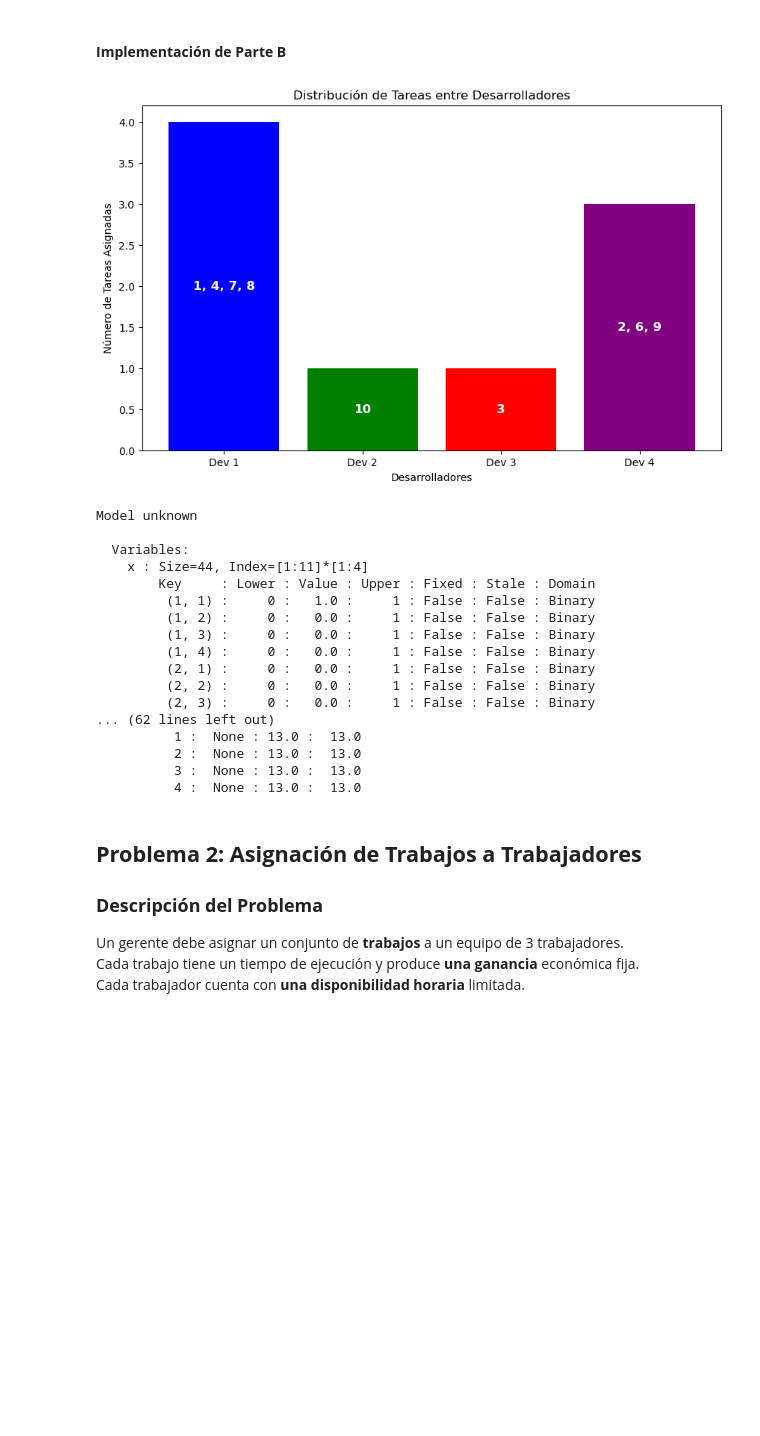
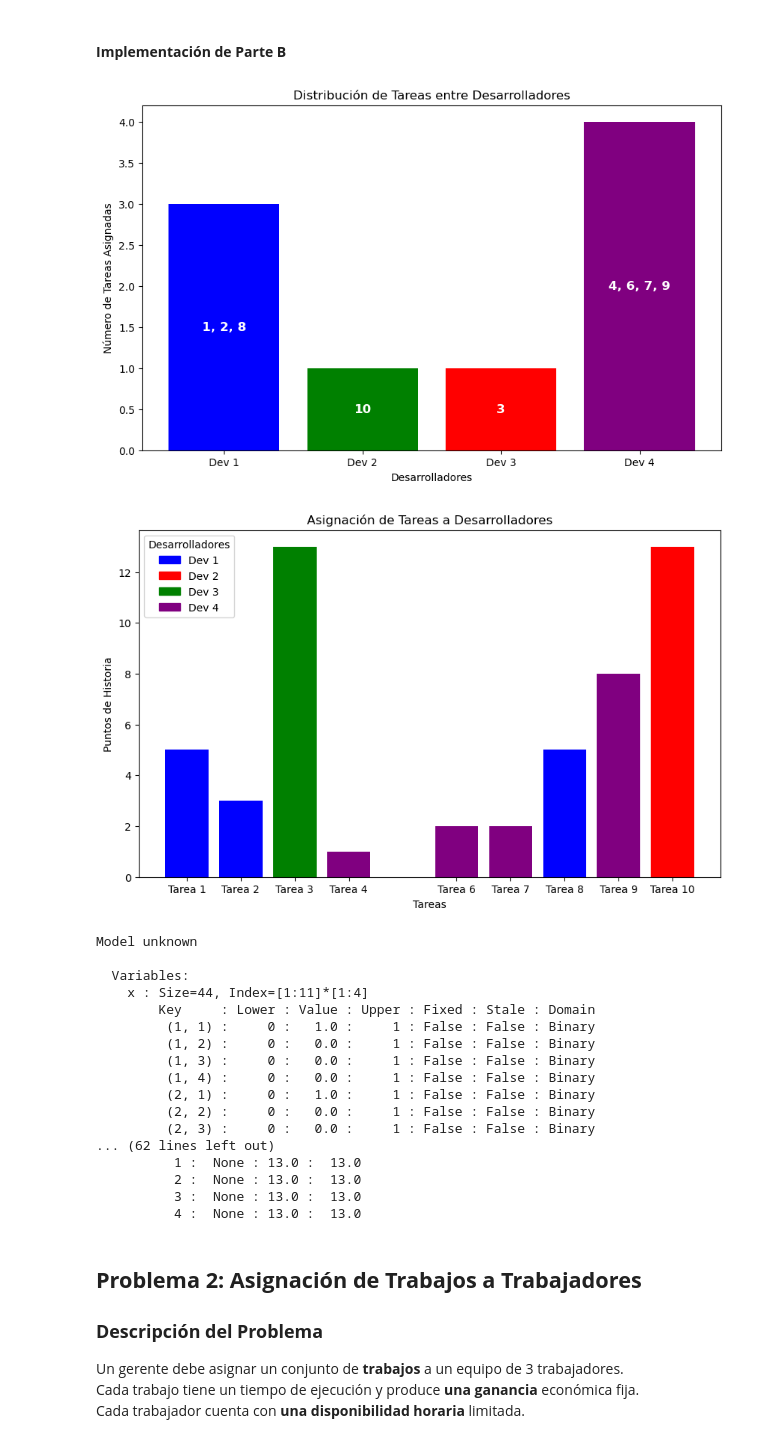
Before and after one commit to scasasbuenas/MOS-Laboratorios, a Jupyter notebook: Laboratorio 1/laboratorio1.ipynb, the cells around one changed output. Saved outputs shown, nothing was run; the diff lists cells and outputs as text; code cells hidden in the pictures; blank space fills up the shorter version.

Commit message:
grafica punto 1

```diff
--- a/Laboratorio 1/laboratorio1.ipynb
+++ b/Laboratorio 1/laboratorio1.ipynb
@@ -300,35 +300,60 @@ for i in T:
     for j in D:
         if model.x[i, j].value == 1:  # Si la tarea fue asignada al desarrollador
             asignaciones[j].append(i)
 
 # Crear gráfico de barras
 fig, ax = plt.subplots(figsize=(10, 6))
 colors = ['blue', 'green', 'red', 'purple']
 
 desarrolladores = list(D)
 num_tareas_asignadas = [len(asignaciones[j]) for j in desarrolladores]
 
 bars = ax.bar(desarrolladores, num_tareas_asignadas, color=colors[:len(desarrolladores)])
 ax.set_xlabel("Desarrolladores")
 ax.set_ylabel("Número de Tareas Asignadas")
 ax.set_title("Distribución de Tareas entre Desarrolladores")
 ax.set_xticks(desarrolladores)
 ax.set_xticklabels([f"Dev {j}" for j in desarrolladores])
 
 # Etiquetas con los números de las tareas asignadas dentro de las barras
 for bar, j in zip(bars, desarrolladores):
     tareas_texto = ', '.join(map(str, asignaciones[j]))
     ax.text(bar.get_x() + bar.get_width()/2, bar.get_height()/2, tareas_texto,
             ha='center', va='center', fontsize=12, color='white', fontweight='bold')
 
 # Mostrar la gráfica
 plt.show()
 
 
-# Mostrar resultados
+import matplotlib.patches as mpatches
+colores_desarrolladores = {1: 'blue', 2: 'red', 3: 'green', 4: 'purple'}
+tareas_asignadas = []
+colores = []
+for tarea in T:
+    for dev in D:
+        if model.x[tarea, dev] is not None and model.x[tarea, dev]() == 1:
+            tareas_asignadas.append(tarea)
+            colores.append(colores_desarrolladores[dev])
+
+fig, ax = plt.subplots(figsize=(10, 6))
+ax.bar(tareas_asignadas, [puntos_historia[t] for t in tareas_asignadas], color=colores)
+
+ax.set_xlabel("Tareas")
+ax.set_ylabel("Puntos de Historia")
+ax.set_title("Asignación de Tareas a Desarrolladores")
+ax.set_xticks(tareas_asignadas)
+ax.set_xticklabels([f"Tarea {t}" for t in tareas_asignadas])
+
+leyenda = [mpatches.Patch(color=color, label=f"Dev {dev}") for dev, color in colores_desarrolladores.items()]
+ax.legend(handles=leyenda, title="Desarrolladores")
+plt.show()
+
+
+# Mostrar resultados de todo
 model.display()
 # %% [output]
-[figure, old version]
+[figure, new version]
+[figure, added]
 Model unknown
 
   Variables:
@@ -338,7 +363,7 @@ Model unknown
          (1, 2) :     0 :   0.0 :     1 : False : False : Binary
          (1, 3) :     0 :   0.0 :     1 : False : False : Binary
          (1, 4) :     0 :   0.0 :     1 : False : False : Binary
-         (2, 1) :     0 :   0.0 :     1 : False : False : Binary
+         (2, 1) :     0 :   1.0 :     1 : False : False : Binary
          (2, 2) :     0 :   0.0 :     1 : False : False : Binary
          (2, 3) :     0 :   0.0 :     1 : False : False : Binary
 ... (62 lines left out)
```
